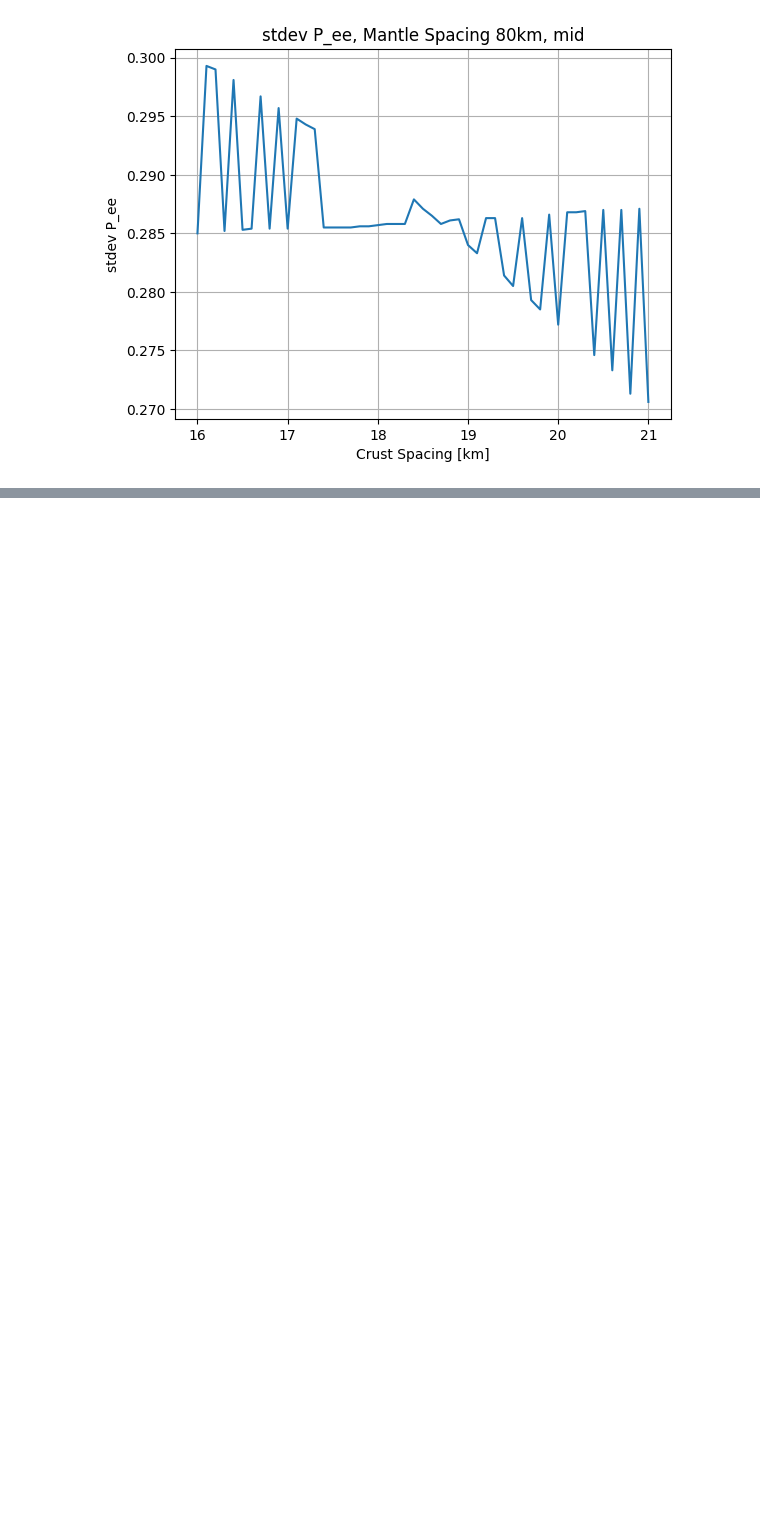
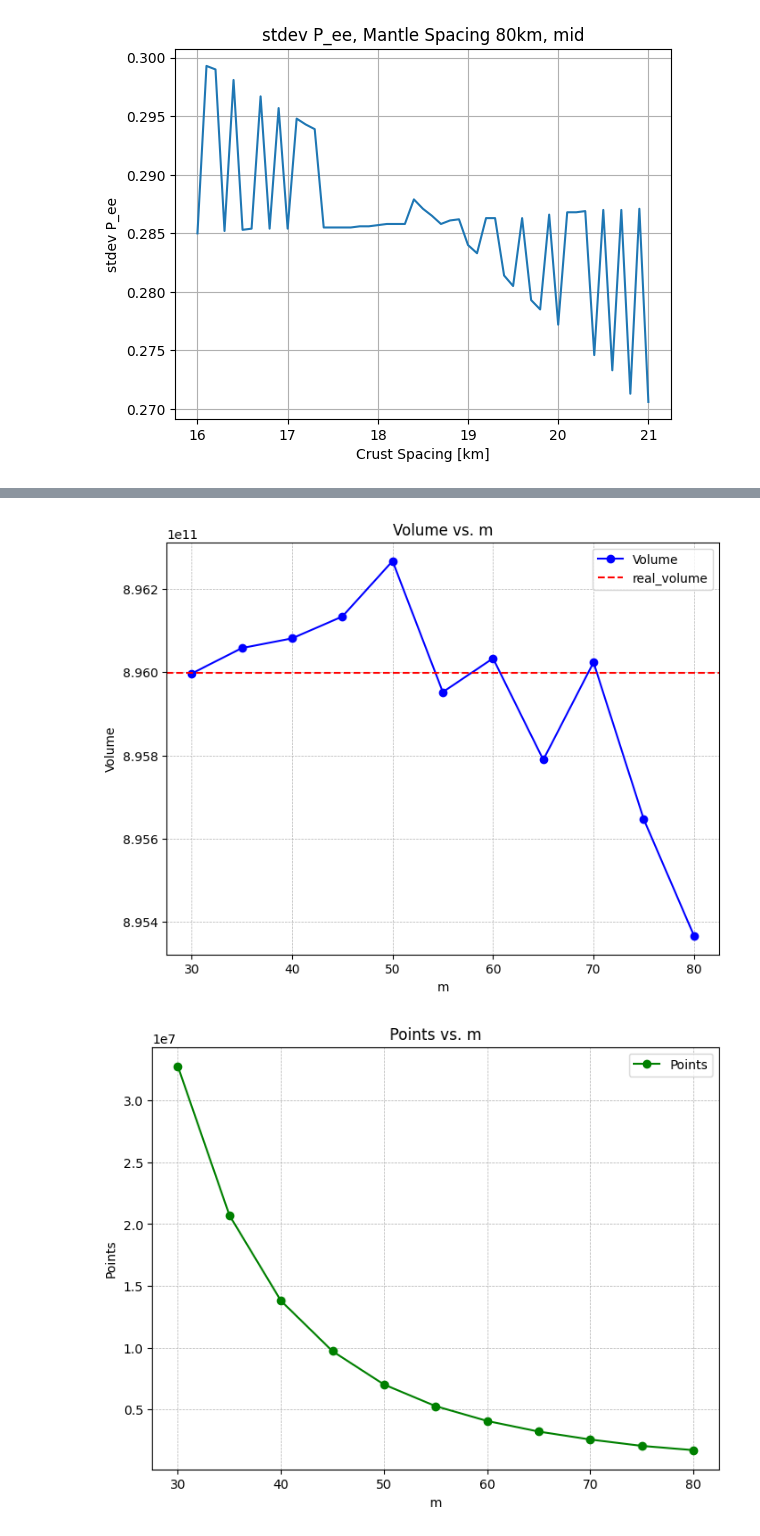
Before and after one commit to claradima/geonu_oscillation, a Jupyter notebook: scripts/scratch.ipynb, the cells around one changed output, grey strips where cells are left out. Cells and saved outputs as stored; diff of their text form; code cells hidden in the pictures; blank space fills up the shorter version.

```diff
--- a/scripts/scratch.ipynb
+++ b/scripts/scratch.ipynb
@@ -573,0 +692,45 @@ plt.show()
+# %%
+# plotting small plot with total volume vs mantle spacing, also total points vs mantle spacing
+
+mantle_spacing_values = np.array([30, 35, 40, 45, 50, 55, 60, 65, 70, 75, 80])
+volume_values_m = np.array([
+    895996622919.48, 896057873613.61, 896081227527.69,
+    896133651469.59, 896266889302.77, 895952234262.03,
+    896033184456.64, 895789548132.08, 896023597748.97,
+    895646583402.33, 895366853031.62
+])
+points_values_m = np.array([
+    32780432, 20717776, 13797880, 9714206, 7015944,
+    5269332, 4068728, 3210680, 2568280, 2052824, 1707102
+])
+
+# Calculate the constant dashed line value
+outer_radius_m = 6350  # Outer radius in meters
+inner_radius_m = 3480  # Inner radius in meters
+real_volume = (4 / 3) * np.pi * (outer_radius_m**3 - inner_radius_m**3)
+
+# Plot 1: Volume vs. m
+plt.figure(figsize=(8, 6))
+plt.plot(mantle_spacing_values, volume_values_m, label="Volume", color="blue", marker="o")
+plt.axhline(y=real_volume, color="red", linestyle="--", label="real_volume")
+plt.xlabel("m")
+plt.ylabel("Volume")
+plt.title("Volume vs. m")
+plt.legend()
+plt.grid(True, linestyle="--", linewidth=0.5)
+plt.savefig("volume_vs_m.pdf", format="pdf")
+plt.show()
+
+# Plot 2: Points vs. m
+plt.figure(figsize=(8, 6))
+plt.plot(mantle_spacing_values, points_values_m, label="Points", color="green", marker="o")
+plt.xlabel("m")
+plt.ylabel("Points")
+plt.title("Points vs. m")
+plt.legend()
+plt.grid(True, linestyle="--", linewidth=0.5)
+plt.savefig("points_vs_m.pdf", format="pdf")
+plt.show()
+# %% [output]
+[figure, added]
+[figure, added]
```
Also changed, not shown: parts of 5 cells of this notebook, 6 other files.
